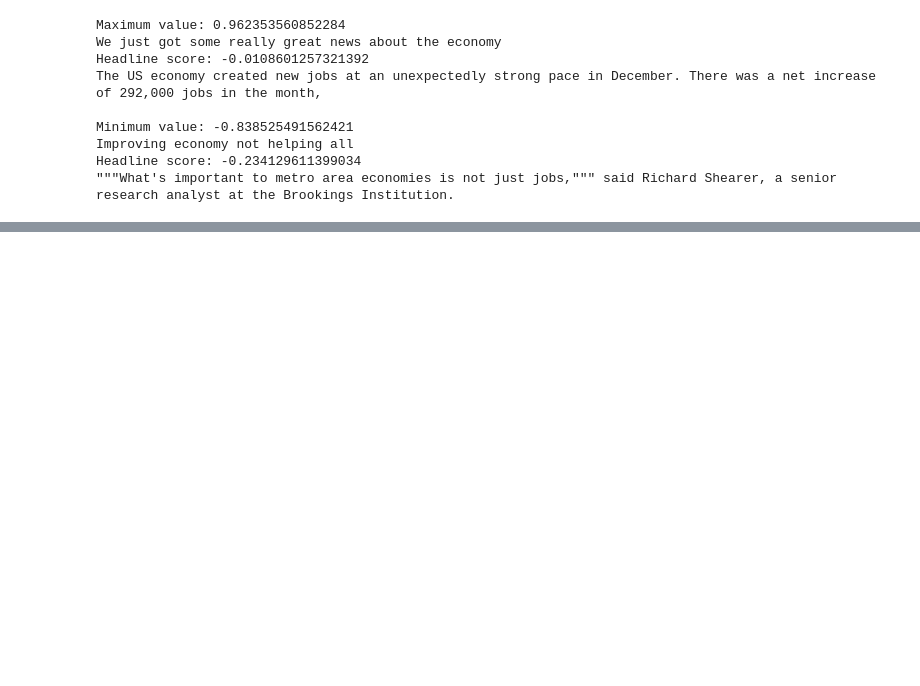
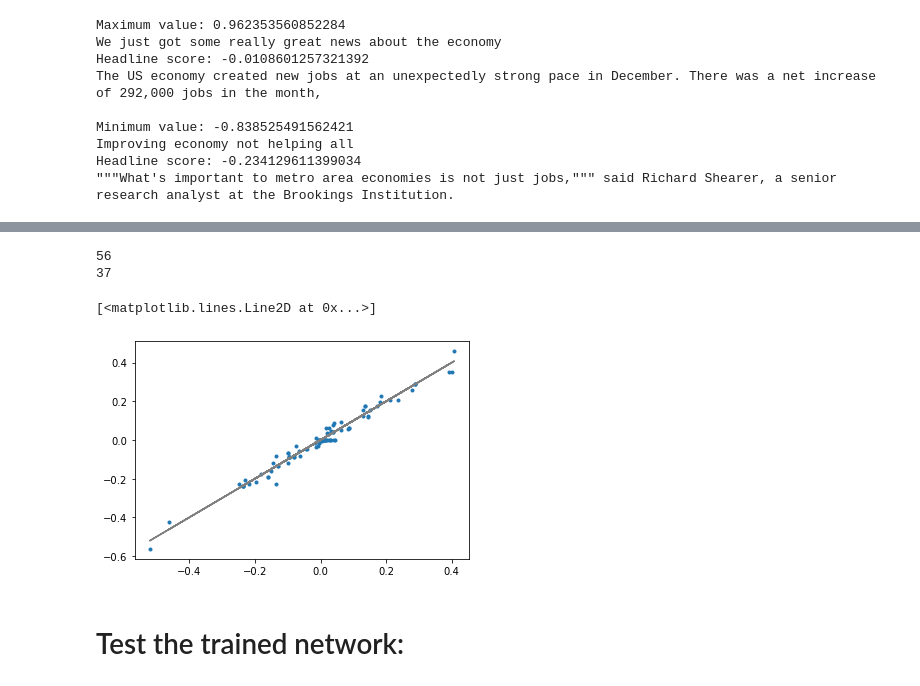
Before and after one commit to ludvigdoeser/scalableMLproject, a Jupyter notebook: News.ipynb, the cells around one changed output, grey strips where cells are left out. Drawn from its saved outputs; the diff is of its cells as text; code cells hidden in the pictures; blank space fills up the shorter version.

Commit message:
successfully trained a RNN to predict news titles' sentiment value

```diff
--- a/News.ipynb
+++ b/News.ipynb
@@ -235,0 +269,4 @@ Headline score: -0.234129611399034
+# %%
+# Get the size of the vocabulary
+vocab_size = len(tokenizer.word_index) + 1  # +1 to account for 0 padding
+print(vocab_size)  # Outputs the number of unique tokens in the data
@@ -235,0 +334,3 @@ Headline score: -0.234129611399034
+# %%
+padded_sequences = np.array(padded_sequences)
+labels = np.array(labels)
@@ -235,0 +343,3 @@ Headline score: -0.234129611399034
+# %%
+# Train the model
+model.fit(padded_sequences, labels, epochs=10, batch_size=128)
@@ -235,0 +365,4 @@ Headline score: -0.234129611399034
+# %%
+y_pred = model.predict(padded_sequences[:100])
+print(y_pred[:100])
+print(labels[:100])
@@ -235,0 +387,21 @@ Headline score: -0.234129611399034
+# %%
+def count_positives(numbers):
+    count = 0
+    for number in numbers:
+        if number > 0:
+            count += 1
+    return count
+
+print(count_positives(y_pred))
+print(count_positives(labels[:100]))
+# %% [output]
+56
+37
+# %%
+plt.plot(y_pred,labels[:100],'.')
+plt.plot(y_pred,y_pred,'-',c='grey')
+# %% [output]
+[<matplotlib.lines.Line2D at 0x...>]
+[figure, added]
+# %% [markdown]
+# Test the trained network:
```
Also changed, not shown: parts of 21 cells of this notebook.
